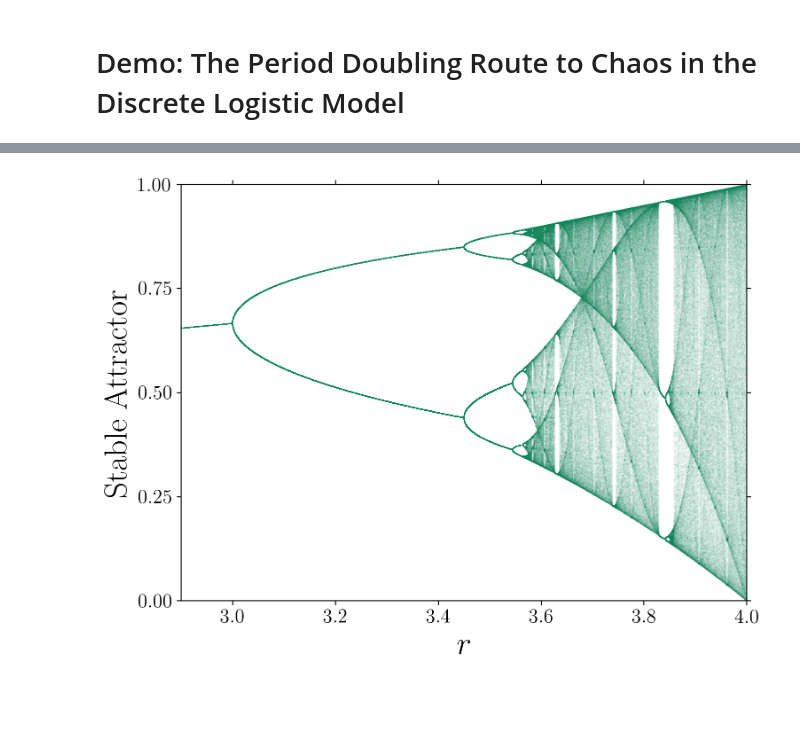
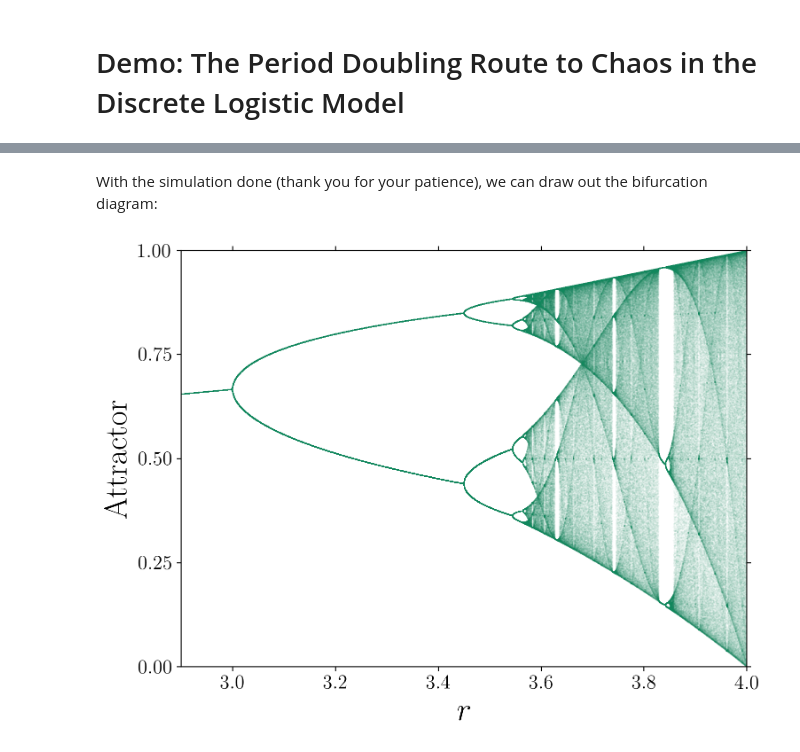
Before and after one commit to ageorgemorgan/AdvMathClub2023, a Jupyter notebook: DLM.ipynb, the cells around one changed output, grey strips where cells are left out. Drawn from its saved outputs; the diff is of its cells as text; code cells hidden in the pictures; blank space fills up the shorter version.

```diff
--- a/DLM.ipynb
+++ b/DLM.ipynb
@@ -16,11 +46,11 @@ To draw the bifurcation diagram, we use the approach in de Vries et al.
 # %%
 def simulate(r,x0,N):
 
-    x = np.zeros(N-1, dtype=float)
+    x = np.zeros(N+1, dtype=float)
 
     x[0] = x0 # must prescribe initial state
 
-    for n in range(1,N-1):
+    for n in range(1,N+1):
 
         x[n] = r*x[n-1]*(1-x[n-1])
 
@@ -48,32 +187,31 @@ for m in range(0,num_r_samples):
+# %% [markdown]
+With the simulation done (thank you for your patience), we can draw out the bifurcation diagram:
 # %%
 fig, ax =plt.subplots()
 
-plt.rc('text', usetex=True)
-plt.rc('font', family='serif')
-
 plt.scatter(np.ravel(np.tile(rr,tail_size)),np.ravel(tails), s=1e-4, color='xkcd:dark sea green')
 plt.xlabel(r"$r$", fontsize=26, color = 'k')
-plt.ylabel(r"Stable Attractor", fontsize=26, color='k')
+plt.ylabel(r"Attractor", fontsize=26, color='k')
 
 plt.tick_params(axis='x', which='both', top='off', color = 'k')
 plt.xticks(fontsize=16, rotation=0, color = 'k')
 plt.tick_params(axis='y', which='both', right='off', color = 'k')
 plt.yticks(fontsize=16, rotation=0, color = 'k')
 ax.locator_params(axis='y', nbins=4)
 ax.locator_params(axis='x', nbins=8)
 
 plt.xlim([2.9, 4])
 plt.ylim([0, 1])
 
 plt.frameon = True
 
 plt.tight_layout()
 
 fig.set_size_inches(8, 6)
 
 #figname = 'dlm_bifurcation_diagram.png'
 #plt.savefig(figname, dpi=700)
 
 plt.show()
 # %% [output]
-[figure, old version]
+[figure, new version]
```
Also changed, not shown: parts of 22 cells of this notebook.
